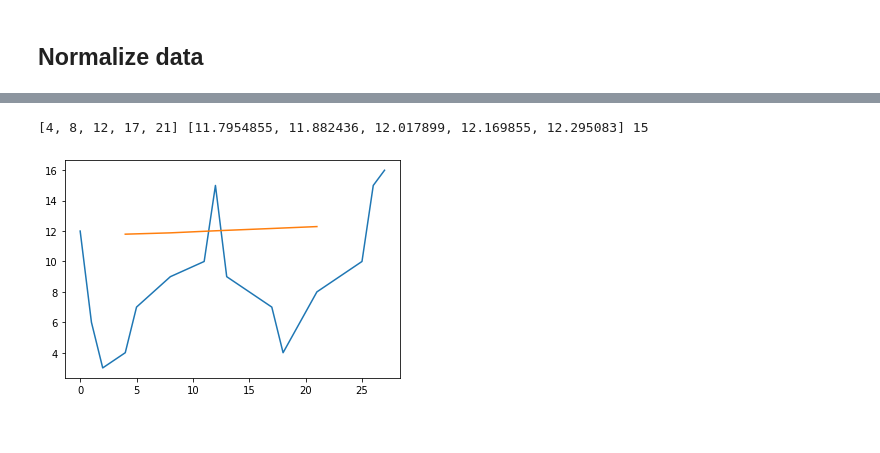
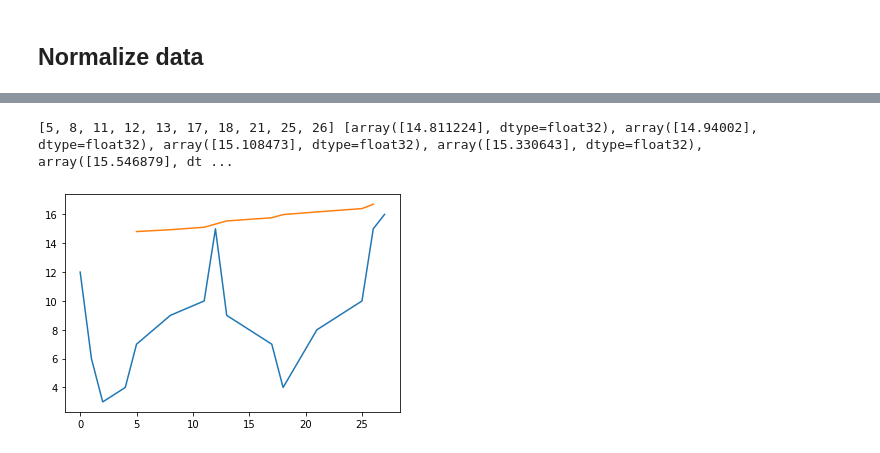
Before and after one commit to vinhphuctadang/price-prediction, a Jupyter notebook: simulation-research.ipynb, the cells around one changed output, grey strips where cells are left out. Drawn from its saved outputs; the diff is of its cells as text; code cells hidden in the pictures.

```diff
--- a/simulation-research.ipynb
+++ b/simulation-research.ipynb
@@ -35,23 +35,26 @@ train_data = normalizer.fit_transform(raw_data[:, :1])
 # train_label = sc.transform(label)
 train_data = train_data.reshape(-1)
 # %%
-data_len = 3
-data_label_len = 2
-window_size = 2
+data_len = 4
+data_label_len = 1
+window_size = 1
 
-def split_raw(raw_data, data_len=3, data_label_len=2, window_size=2):
+def split_raw(raw_data, data_len=3, data_label_len=2, window_size=1):
     value = []
     label = []
     index = 0
     while index + (data_len + data_label_len) < len(raw_data):
         value += [raw_data[index: index + data_len]]
-        label += [raw_data[index + data_len: index + data_len + data_label_len]]
+        if window_size == 1:
+            label += [raw_data[index + data_len: index + data_len + data_label_len]]
+        else:
+            label += [raw_data[index + data_len]]
         index += window_size
     value = np.array(value).reshape((-1, len(value[0]), 1))
     label = np.array(label)
     return value, label
 
-value, label = split_raw(train_data)
+value, label = split_raw(train_data, data_len=data_len, data_label_len=data_label_len, window_size=window_size)
 # %%
 value
 # %% [output]
@@ -88,16 +89,17 @@ def LSTM_model(X_train, y_train, normalizer):
     #my_LSTM_model.add(LSTM(units=50, return_sequences=True, input_shape=(X_train.shape[1],1), activation='tanh'))
     #my_LSTM_model.add(LSTM(units=50, return_sequences=True, input_shape=(X_train.shape[1],1), activation='tanh'))
     my_LSTM_model.add(LSTM(units=50, activation='tanh'))
-    my_LSTM_model.add(Dense(units=2))
+    my_LSTM_model.add(Dense(units=1))
 
     # Compile model
-    my_LSTM_model.compile(optimizer=SGD(lr=0.001, decay=1e-7, momentum=0.9, nesterov=False),loss='mean_squared_error')
+    my_LSTM_model.compile(optimizer="adam",loss='mean_squared_error')
     # Fit training set
-    my_LSTM_model.fit(X_train, y_train, epochs=100, verbose=True)
+    my_LSTM_model.fit(X_train, y_train, epochs=300, verbose=True)
     # predict train value to estimate train acc
     LSTM_prediction = my_LSTM_model.predict(X_train)
     LSTM_prediction = normalizer.inverse_transform(LSTM_prediction)
 
     return my_LSTM_model, LSTM_prediction
+print("Tranining ...")
 model, pred = LSTM_model(value, label, normalizer=normalizer)
 # %% [output]
@@ -121,16 +108,16 @@ Epoch 100/100
 # %%
 plt.plot(raw_data[:, 0], raw_data[:, 1])
 x = []
 y = []
 index = 0
 index_pred = 0
 while index + data_len + data_label_len < len(raw_data):
     x.append(raw_data[index + data_len, 0])
-    y.append(pred[index_pred, 1])
+    y.append(pred[index_pred])
     index += window_size
     index_pred += 1
 plt.plot(x, y)
 print(x, y, len(raw_data))
 # %% [output]
-[4, 8, 12, 17, 21] [11.7954855, 11.882436, 12.017899, 12.169855, 12.295083] 15
+[5, 8, 11, 12, 13, 17, 18, 21, 25, 26] [array([14.811224], dtype=float32), array([14.94002], dtype=float32), array([15.108473], dtype=float32), array([15.330643], dtype=float32), array([15.546879], dt ...
-[figure, old version]
+[figure, new version]
```
Also changed, not shown: parts of 2 cells of this notebook.
